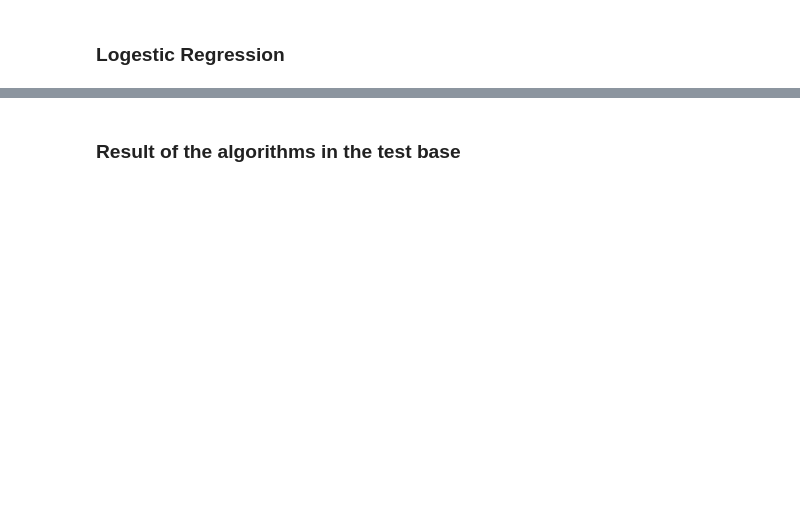
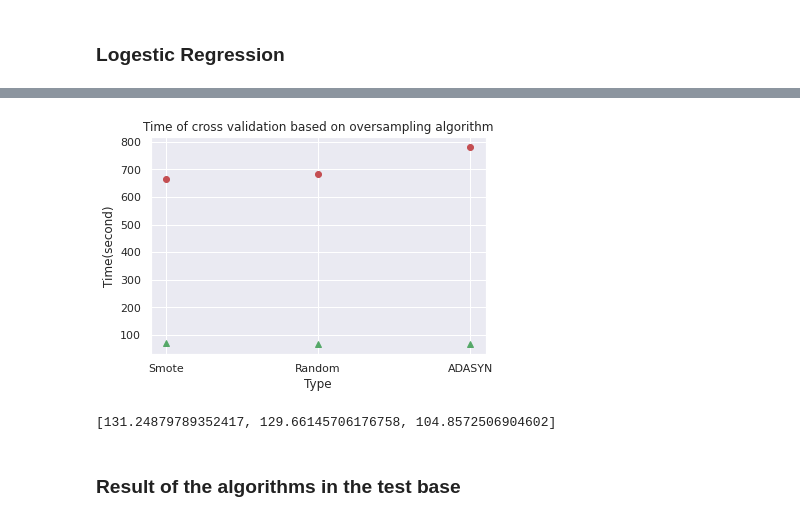
Before and after one commit to ferehsteh/Comparative-Study, a Jupyter notebook: Models(task3,task4).ipynb, the cells around one changed output, grey strips where cells are left out. Drawn from its saved outputs; the diff is of its cells as text; code cells hidden in the pictures; blank space fills up the shorter version.

```diff
--- a/Models(task3,task4).ipynb
+++ b/Models(task3,task4).ipynb
@@ -331,16 +353,18 @@ plt.show
 # %%
 times_liblinear_ovr = [time_cross_means_smt_liblinear_ovr, time_cross_means_ros_liblinear_ovr, time_cross_means_adasyn_liblinear_ovr]
-times_newton-cg_multinomial = [time_cross_means_smt_newton-cg_multinomial, time_cross_means_ros_newton-cg_multinomial, time_cross_means_adasyn_newton-cg_multinomial]
+times_newton_cg_multinomial = [time_cross_means_smt_newton_cg_multinomial, time_cross_means_ros_newton_cg_multinomial, time_cross_means_adasyn_newton_cg_multinomial]
 names = ['Smote', 'Random', 'ADASYN']
 plt.plot(names, times_liblinear_ovr, 'g^')
-plt.plot(names, times_liblinear_multinomial, 'bs')
-plt.plot(names, times_newton-cg_multinomial, 'ro')
+plt.plot(names, times_newton_cg_multinomial, 'ro')
 plt.xlabel('Type')
 plt.ylabel('Time(second)')
 plt.title('Time of cross validation based on oversampling algorithm')
 plt.grid(True)
 plt.show()
 print(times)
+# %% [output]
+[figure, added]
+[131.24879789352417, 129.66145706176758, 104.8572506904602]
 # %% [markdown]
 ### Result of the algorithms in the test base
 # %%
```
Also changed, not shown: parts of 17 cells of this notebook.
